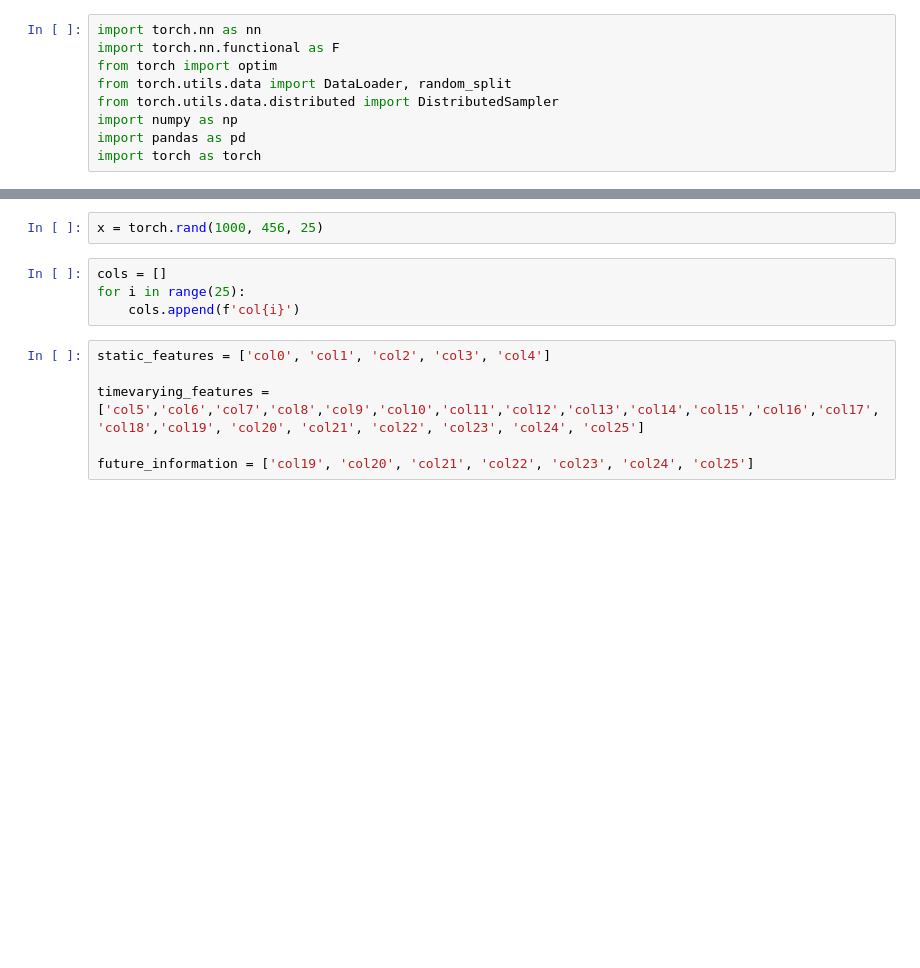
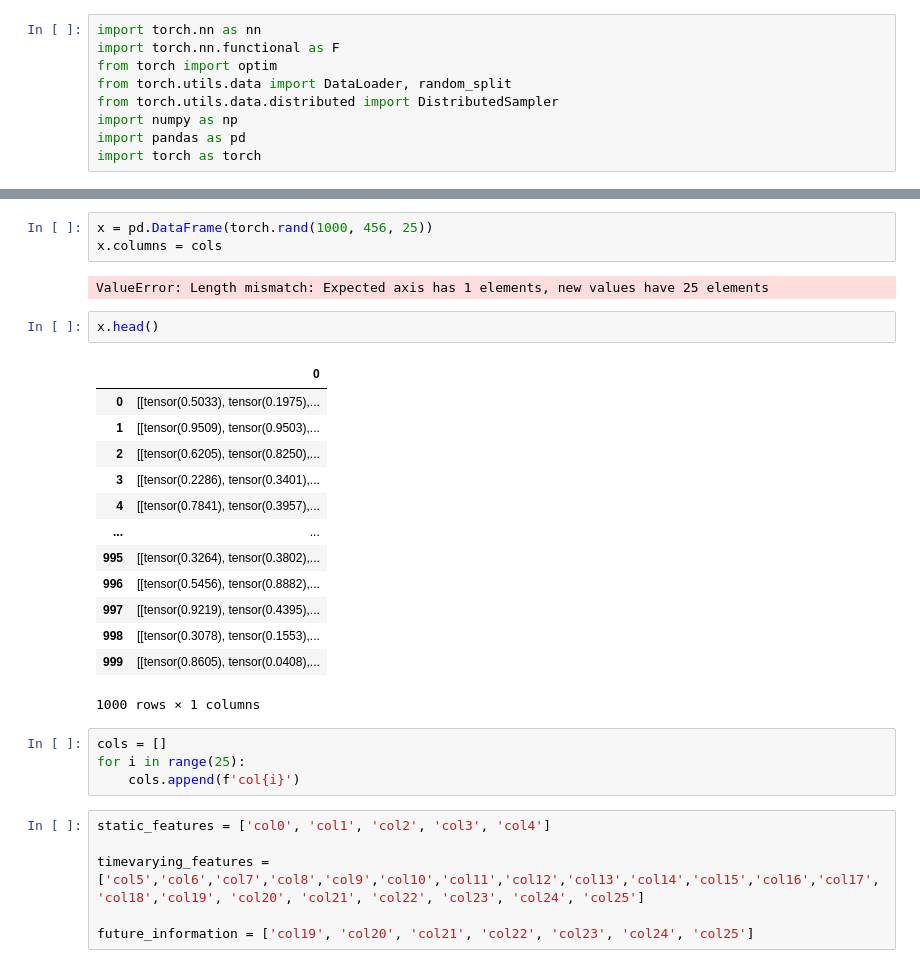
Before and after one commit to GoldbergData/pytorch-forecasting, a Jupyter notebook: examples/Decoder.ipynb, the cells around one changed output, grey strips where cells are left out. Saved outputs shown, nothing was run; the diff lists cells and outputs as text; blank space fills up the shorter version.

```diff
--- a/examples/Decoder.ipynb
+++ b/examples/Decoder.ipynb
@@ -349,7 +327,26 @@ class MQCNNDecoder(nn.Module):
         h = self.h(h)
         return self.span_1(h), self.span_N(h)
 # %%
-x = torch.rand(1000, 456, 25)
+x = pd.DataFrame(torch.rand(1000, 456, 25))
+x.columns = cols
+# %% [output]
+ValueError: Length mismatch: Expected axis has 1 elements, new values have 25 elements
+# %%
+x.head()
+# %% [output]
+|  | 0 |
+| 0 | [[tensor(0.5033), tensor(0.1975),... |
+| 1 | [[tensor(0.9509), tensor(0.9503),... |
+| 2 | [[tensor(0.6205), tensor(0.8250),... |
+| 3 | [[tensor(0.2286), tensor(0.3401),... |
+| 4 | [[tensor(0.7841), tensor(0.3957),... |
+| ... | ... |
+| 995 | [[tensor(0.3264), tensor(0.3802),... |
+| 996 | [[tensor(0.5456), tensor(0.8882),... |
+| 997 | [[tensor(0.9219), tensor(0.4395),... |
+| 998 | [[tensor(0.3078), tensor(0.1553),... |
+| 999 | [[tensor(0.8605), tensor(0.0408),... |
+1000 rows × 1 columns
 # %%
 cols = []
 for i in range(25):
```
Also changed, not shown: parts of 22 cells of this notebook, 1 other file.
